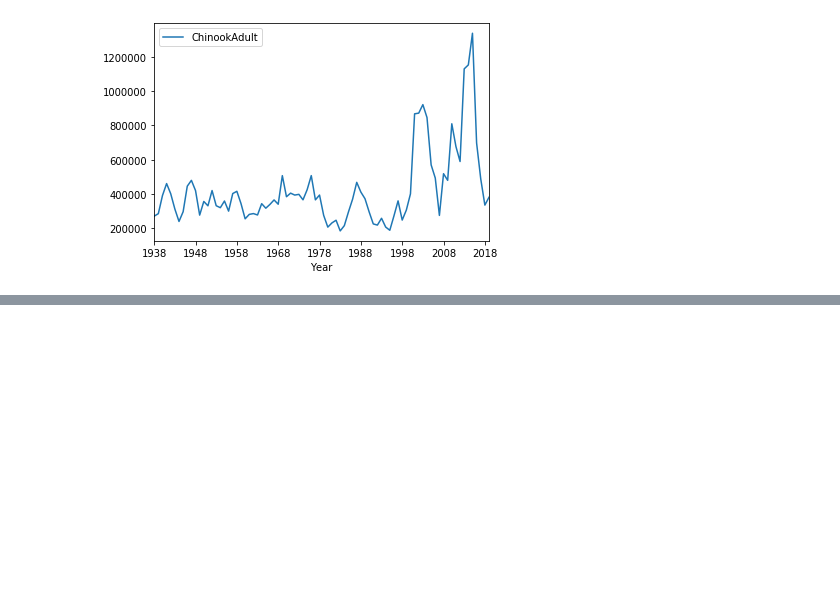
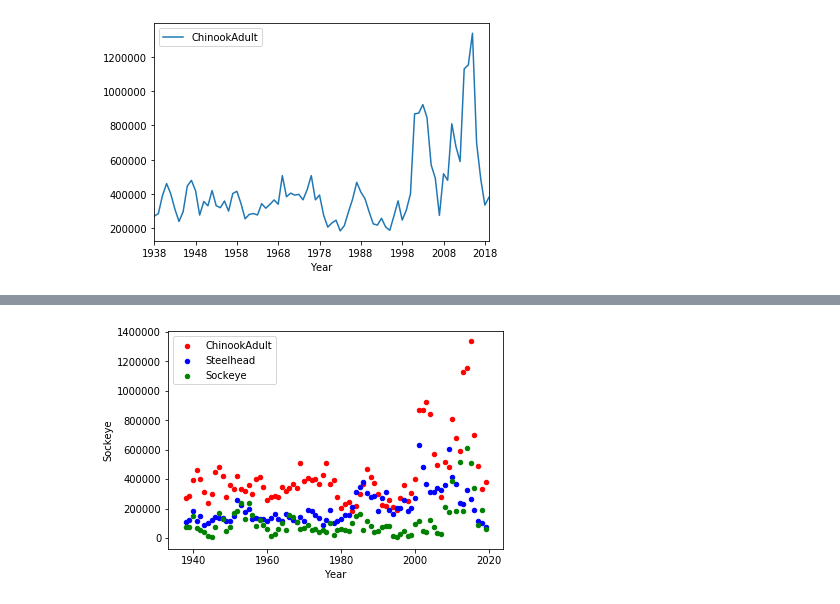
Before and after one commit to davidtracy6984/Climate-Change, a Jupyter notebook: Seems_Fishy.ipynb, the cells around one changed output, grey strips where cells are left out. Saved outputs shown, nothing was run; the diff lists cells and outputs as text; code cells hidden in the pictures; blank space fills up the shorter version.

Commit message:
added a scatter plot for BON site for 3 fish

```diff
--- a/Seems_Fishy.ipynb
+++ b/Seems_Fishy.ipynb
@@ -69,0 +58,6 @@ testing_con_df = pd.concat(testing_list,axis=0,ignore_index=True)
+# %%
+oftfrfbf_df = dam_fish_df[['Year','Dam','ChinookAdult','Steelhead','Sockeye']]
+oftfrfbf_bon_df = oftfrfbf_df[oftfrfbf_df['Dam'] == 'BON']
+year_to_int = {'Year':int}
+oftfrfbf_bon_df = oftfrfbf_bon_df.astype(year_to_int)
+oftfrfbf_bon_df.head()
@@ -69,0 +71,7 @@ testing_con_df = pd.concat(testing_list,axis=0,ignore_index=True)
+# %%
+ax1 = oftfrfbf_bon_df.plot(kind='scatter', x='Year', y='ChinookAdult', color='r', label='ChinookAdult')
+ax2 = oftfrfbf_bon_df.plot(kind='scatter', x='Year', y='Steelhead', color='b',ax=ax1, label='Steelhead')
+ax3 = oftfrfbf_bon_df.plot(kind='scatter', x='Year', y='Sockeye', color='g',ax=ax1, label='Sockeye')
+#ax1.legend()
+# %% [output]
+[figure, added]
```
Also changed, not shown: parts of 4 cells of this notebook.
